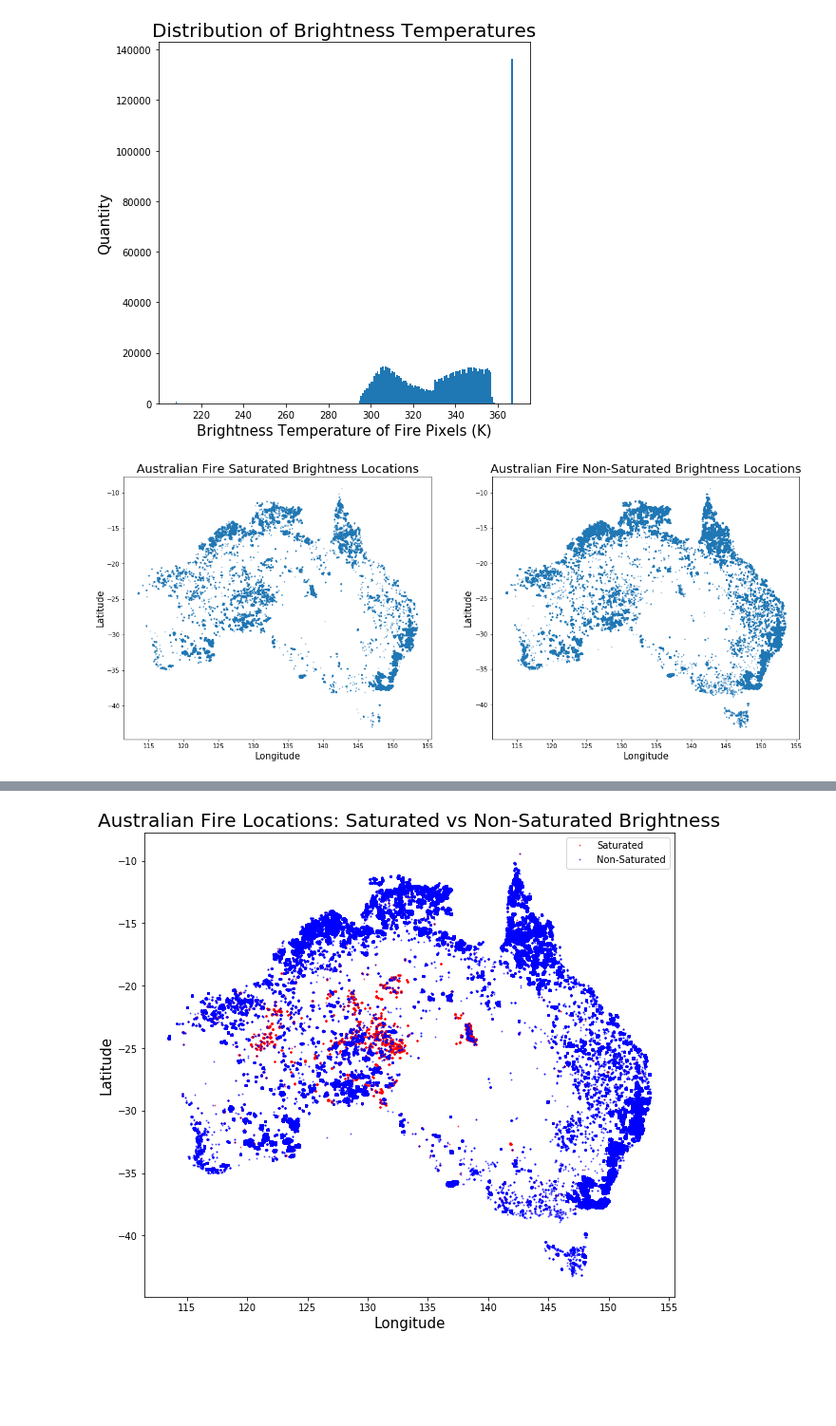
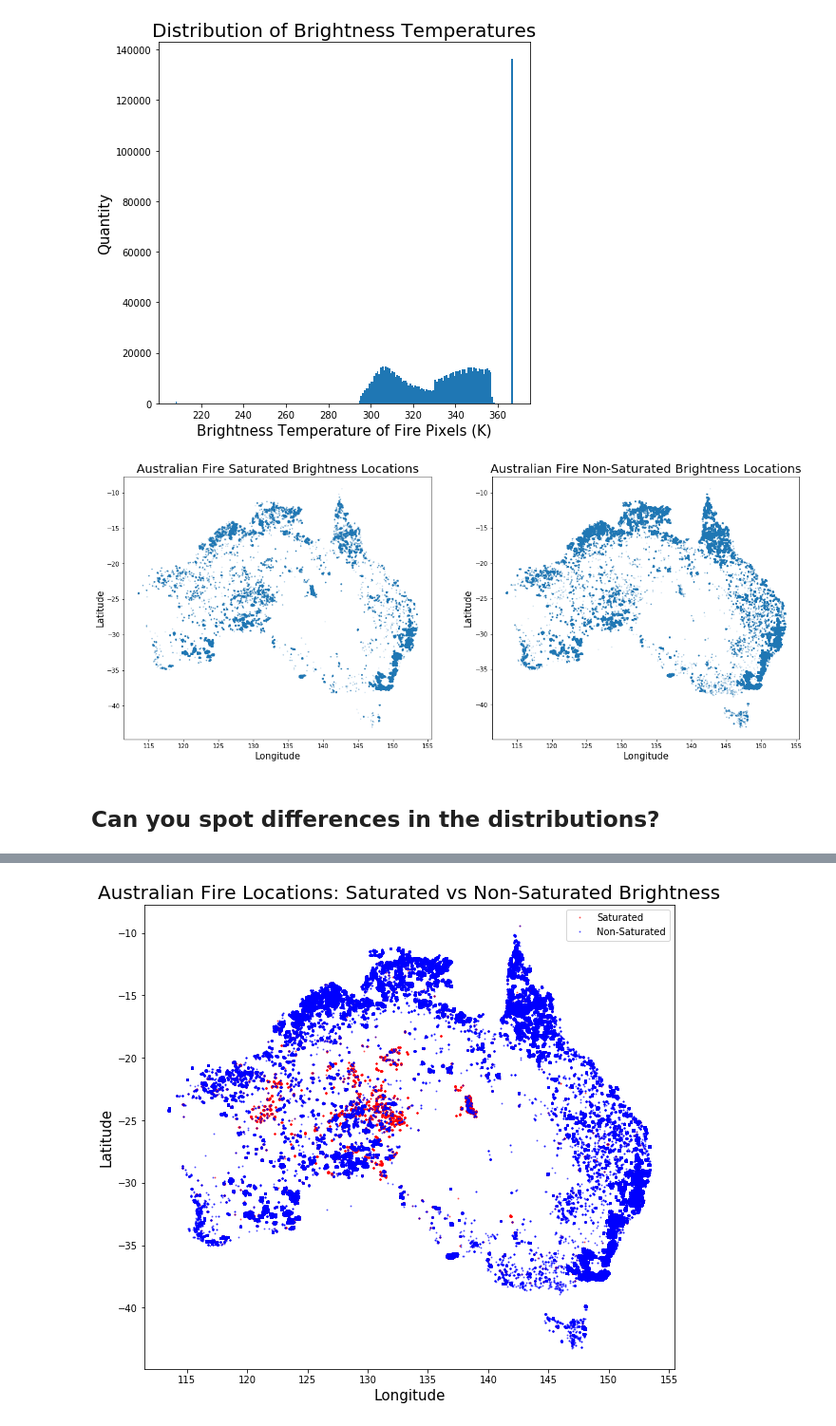
Before and after one commit to dsikka/Applied_ML, a Jupyter notebook: HW1/HW1.ipynb, the cells around one changed output, grey strips where cells are left out. Shown at 95% size. Saved outputs shown, nothing was run; the diff lists cells and outputs as text; code cells hidden in the pictures; blank space fills up the shorter version.

```diff
--- a/HW1/HW1.ipynb
+++ b/HW1/HW1.ipynb
@@ -84,17 +84,19 @@ non_saturated = fire_data.loc[fire_data['bright_ti4'] < subset_vals_last_point]
 # %%
 # Plotting saturated and non-saturated
 fig, ax = plt.subplots(1,2, figsize=(20,8))
 ax1, ax2 = ax.ravel()
-ax1.plot(saturated['longitude'], saturated['latitude'], '.', markersize=2, alpha=0.5)
+ax1.plot(saturated['longitude'], saturated['latitude'], '.', markersize=2, alpha=0.2)
 ax1.set_xlabel('Longitude', fontsize=15)
 ax1.set_ylabel('Latitude', fontsize=15)
 ax1.set_title('Australian Fire Saturated Brightness Locations', fontsize=20)
 
-ax2.plot(non_saturated['longitude'], non_saturated['latitude'], '.', markersize=2, alpha=0.5)
+ax2.plot(non_saturated['longitude'], non_saturated['latitude'], '.', markersize=2, alpha=0.2)
 ax2.set_xlabel('Longitude', fontsize=15)
 ax2.set_ylabel('Latitude', fontsize=15)
 ax2.set_title('Australian Fire Non-Saturated Brightness Locations', fontsize=20)
 
 plt.show()
 # %% [output]
-[figure, old version]
+[figure, new version]
+# %% [markdown]
+## Can you spot differences in the distributions?
```
Also changed, not shown: parts of 4 cells of this notebook, 1 other file.
